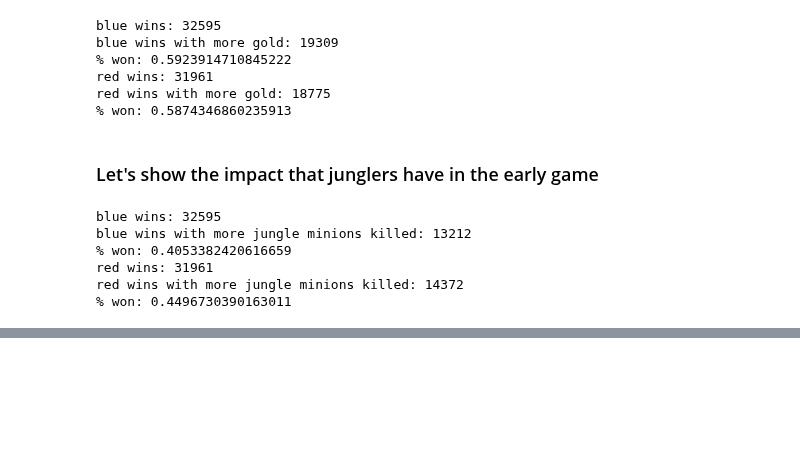
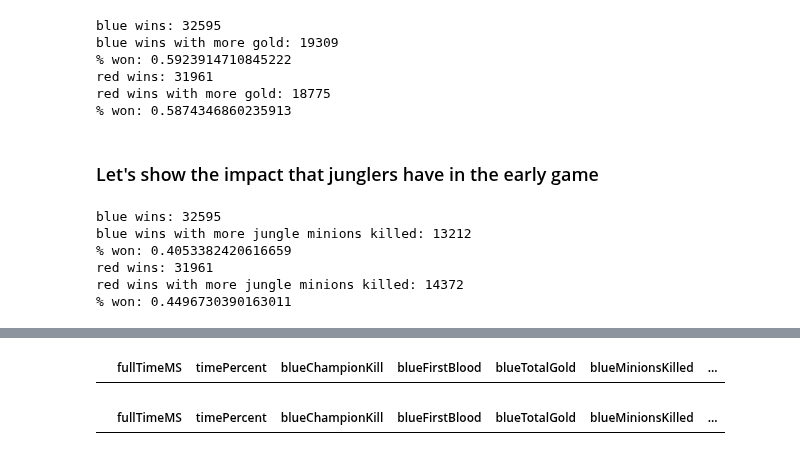
Before and after one commit to t-tony03/EECS3401Final, a Jupyter notebook: final.ipynb, the cells around one changed output, grey strips where cells are left out. Cells and saved outputs as stored; diff of their text form; code cells hidden in the pictures; blank space fills up the shorter version.

```diff
--- a/final.ipynb
+++ b/final.ipynb
@@ -229,0 +408,10 @@ red wins with more jungle minions killed: 14372
+# %%
+games_less_than_5_min = gamesAt20[gamesAt20['fullTimeMin'] < 5]
+games_less_than_5_min
+# %% [output]
+|  | fullTimeMS | timePercent | blueChampionKill | blueFirstBlood | blueTotalGold | blueMinionsKilled | ... |
+# %%
+games_equal_gold = gamesAt20[gamesAt20['redTotalGold'] == gamesAt20['blueTotalGold']]
+games_equal_gold
+# %% [output]
+|  | fullTimeMS | timePercent | blueChampionKill | blueFirstBlood | blueTotalGold | blueMinionsKilled | ... |
```
Also changed, not shown: parts of 21 cells of this notebook.
